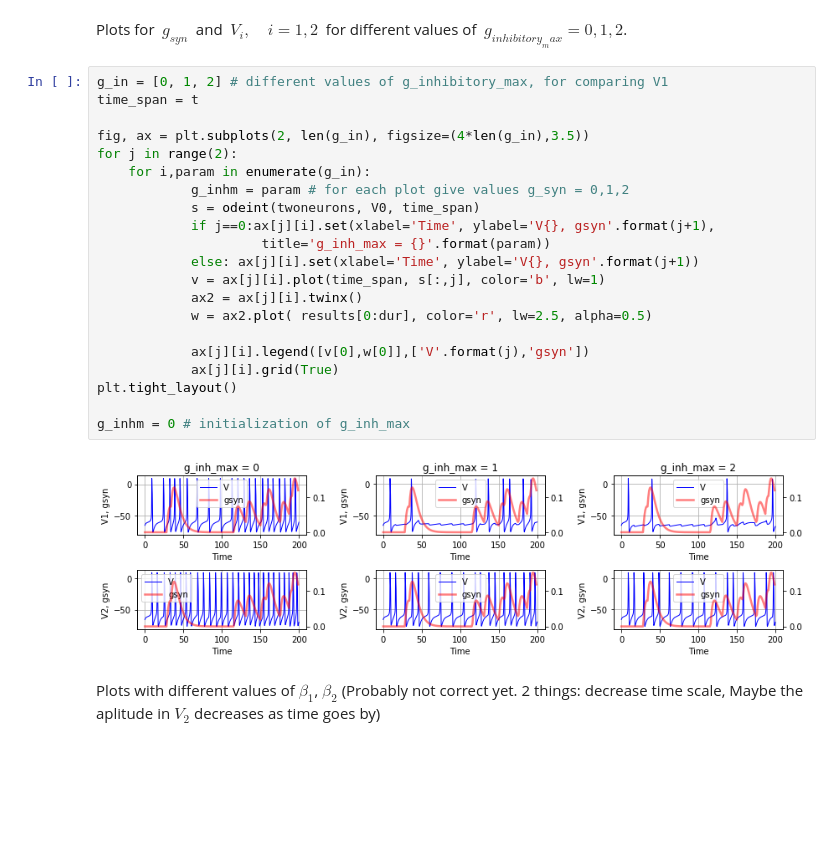
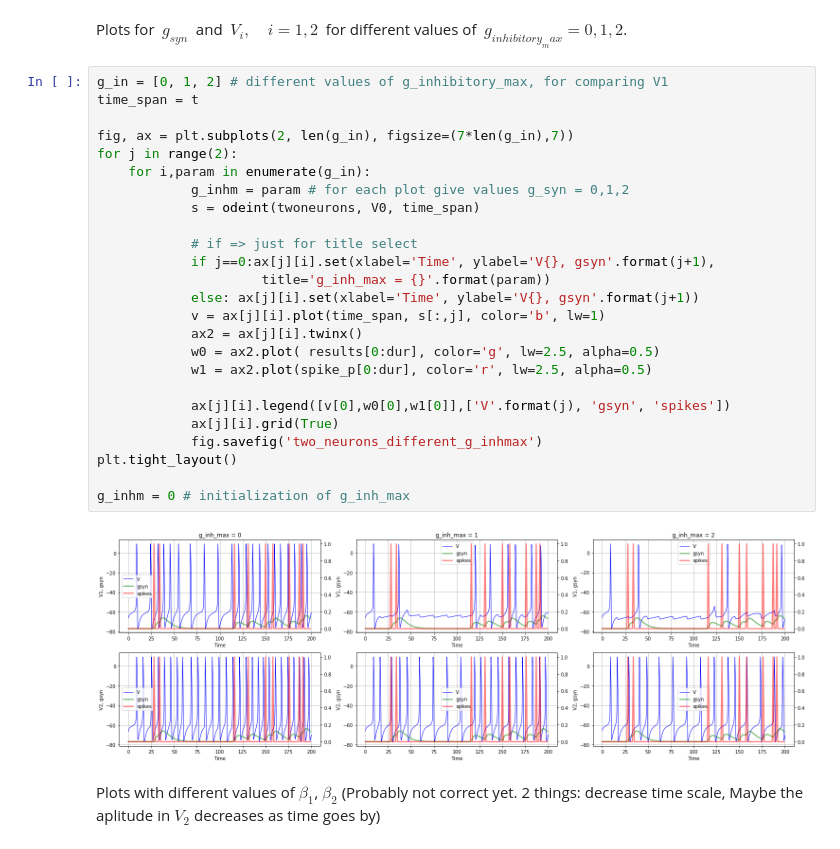
Before and after one commit to jaumecolomhernandez/mmb-mathneuroscience2, a Jupyter notebook: conductance-based-network-dimitri.ipynb, the cells around one changed output. Cells and saved outputs as stored; diff of their text form; blank space fills up the shorter version.

Commit message:
Plots improved

```diff
--- a/conductance-based-network-dimitri.ipynb
+++ b/conductance-based-network-dimitri.ipynb
@@ -333,26 +331,30 @@ Plots for $ \ g_{syn}\ $ and $ \ V_{i} , \quad i=1,2\ $ for different values of
 # %%
 g_in = [0, 1, 2] # different values of g_inhibitory_max, for comparing V1
 time_span = t
 
-fig, ax = plt.subplots(2, len(g_in), figsize=(4*len(g_in),3.5))
+fig, ax = plt.subplots(2, len(g_in), figsize=(7*len(g_in),7))
 for j in range(2):
     for i,param in enumerate(g_in):
             g_inhm = param # for each plot give values g_syn = 0,1,2
             s = odeint(twoneurons, V0, time_span)
+
+            # if => just for title select
             if j==0:ax[j][i].set(xlabel='Time', ylabel='V{}, gsyn'.format(j+1),
                      title='g_inh_max = {}'.format(param))
             else: ax[j][i].set(xlabel='Time', ylabel='V{}, gsyn'.format(j+1))
             v = ax[j][i].plot(time_span, s[:,j], color='b', lw=1)
             ax2 = ax[j][i].twinx()
-            w = ax2.plot( results[0:dur], color='r', lw=2.5, alpha=0.5)
+            w0 = ax2.plot( results[0:dur], color='g', lw=2.5, alpha=0.5)
+            w1 = ax2.plot(spike_p[0:dur], color='r', lw=2.5, alpha=0.5)
 
-            ax[j][i].legend([v[0],w[0]],['V'.format(j),'gsyn'])
+            ax[j][i].legend([v[0],w0[0],w1[0]],['V'.format(j), 'gsyn', 'spikes'])
             ax[j][i].grid(True)
+            fig.savefig('two_neurons_different_g_inhmax')
 plt.tight_layout()
 
 g_inhm = 0 # initialization of g_inh_max
 # %% [output]
-[figure, old version]
+[figure, new version]
 # %% [markdown]
 Plots with different values of $\beta_{1}$, $\beta_{2}$ (Probably not correct yet. 2 things: decrease time scale, Maybe the aplitude in $V_{2}$ decreases as time goes by)
 # %%
```
Also changed, not shown: parts of 3 cells of this notebook, 2 other files.
